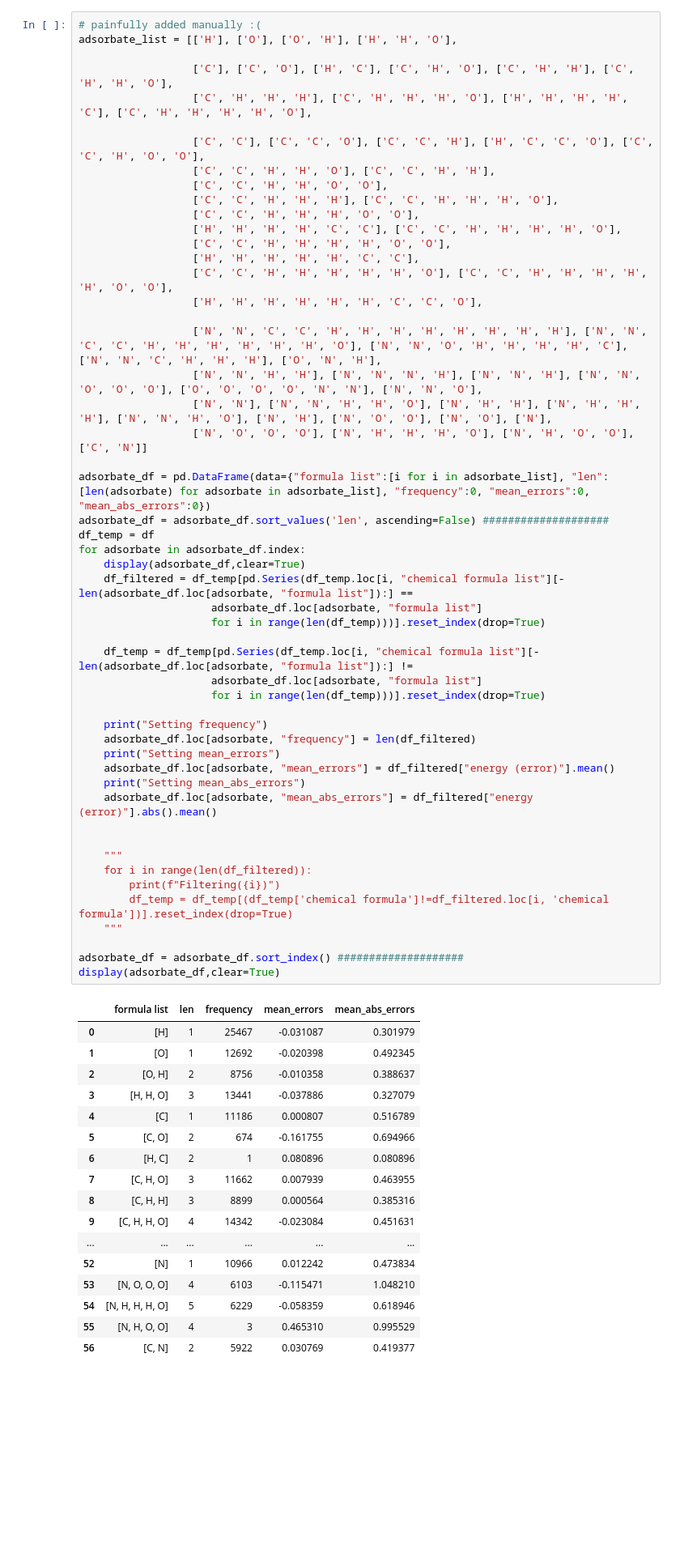
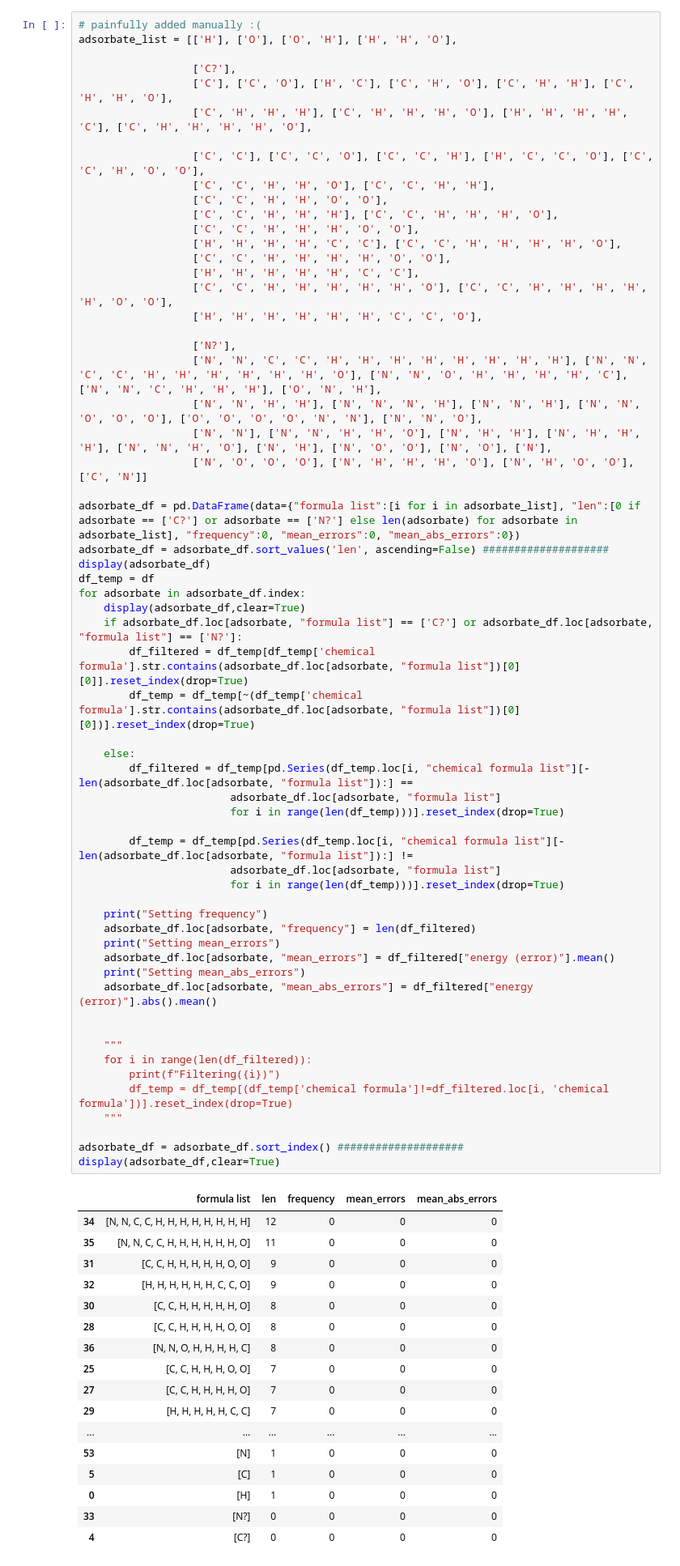
Before and after one commit to kimolijones/A-Star-is-born, a Jupyter notebook: main.ipynb, the cells around one changed output. Shown at 81% size. Drawn from its saved outputs; the diff is of its cells as text; blank space fills up the shorter version.

```diff
--- a/main.ipynb
+++ b/main.ipynb
@@ -371,6 +371,7 @@ An attempt to scan for the adsorbate
 # painfully added manually :(
 adsorbate_list = [['H'], ['O'], ['O', 'H'], ['H', 'H', 'O'],
 
+                  ['C?'],
                   ['C'], ['C', 'O'], ['H', 'C'], ['C', 'H', 'O'], ['C', 'H', 'H'], ['C', 'H', 'H', 'O'],
                   ['C', 'H', 'H', 'H'], ['C', 'H', 'H', 'H', 'O'], ['H', 'H', 'H', 'H', 'C'], ['C', 'H', 'H', 'H', 'H', 'O'],
 
@@ -385,55 +386,62 @@ adsorbate_list = [['H'], ['O'], ['O', 'H'], ['H', 'H', 'O'],
                   ['C', 'C', 'H', 'H', 'H', 'H', 'H', 'O'], ['C', 'C', 'H', 'H', 'H', 'H', 'H', 'O', 'O'],
                   ['H', 'H', 'H', 'H', 'H', 'H', 'C', 'C', 'O'],
 
+                  ['N?'],
                   ['N', 'N', 'C', 'C', 'H', 'H', 'H', 'H', 'H', 'H', 'H', 'H'], ['N', 'N', 'C', 'C', 'H', 'H', 'H', 'H', 'H', 'H', 'O'], ['N', 'N', 'O', 'H', 'H', 'H', 'H', 'C'], ['N', 'N', 'C', 'H', 'H', 'H'], ['O', 'N', 'H'],
                   ['N', 'N', 'H', 'H'], ['N', 'N', 'N', 'H'], ['N', 'N', 'H'], ['N', 'N', 'O', 'O', 'O'], ['O', 'O', 'O', 'O', 'N', 'N'], ['N', 'N', 'O'],
                   ['N', 'N'], ['N', 'N', 'H', 'H', 'O'], ['N', 'H', 'H'], ['N', 'H', 'H', 'H'], ['N', 'N', 'H', 'O'], ['N', 'H'], ['N', 'O', 'O'], ['N', 'O'], ['N'],
                   ['N', 'O', 'O', 'O'], ['N', 'H', 'H', 'H', 'O'], ['N', 'H', 'O', 'O'], ['C', 'N']]
 
-adsorbate_df = pd.DataFrame(data={"formula list":[i for i in adsorbate_list], "len":[len(adsorbate) for adsorbate in adsorbate_list], "frequency":0, "mean_errors":0, "mean_abs_errors":0})
+adsorbate_df = pd.DataFrame(data={"formula list":[i for i in adsorbate_list], "len":[0 if adsorbate == ['C?'] or adsorbate == ['N?'] else len(adsorbate) for adsorbate in adsorbate_list], "frequency":0, "mean_errors":0, "mean_abs_errors":0})
 adsorbate_df = adsorbate_df.sort_values('len', ascending=False) ####################
+display(adsorbate_df)
 df_temp = df
 for adsorbate in adsorbate_df.index:
     display(adsorbate_df,clear=True)
-    df_filtered = df_temp[pd.Series(df_temp.loc[i, "chemical formula list"][-len(adsorbate_df.loc[adsorbate, "formula list"]):] ==
-                     adsorbate_df.loc[adsorbate, "formula list"]
-                     for i in range(len(df_temp)))].reset_index(drop=True)
+    if adsorbate_df.loc[adsorbate, "formula list"] == ['C?'] or adsorbate_df.loc[adsorbate, "formula list"] == ['N?']:
+        df_filtered = df_temp[df_temp['chemical formula'].str.contains(adsorbate_df.loc[adsorbate, "formula list"])[0][0]].reset_index(drop=True)
+        df_temp = df_temp[~(df_temp['chemical formula'].str.contains(adsorbate_df.loc[adsorbate, "formula list"])[0][0])].reset_index(drop=True)
 
-    df_temp = df_temp[pd.Series(df_temp.loc[i, "chemical formula list"][-len(adsorbate_df.loc[adsorbate, "formula list"]):] !=
-                     adsorbate_df.loc[adsorbate, "formula list"]
-                     for i in range(len(df_temp)))].reset_index(drop=True)
+    else:
+        df_filtered = df_temp[pd.Series(df_temp.loc[i, "chemical formula list"][-len(adsorbate_df.loc[adsorbate, "formula list"]):] ==
+                        adsorbate_df.loc[adsorbate, "formula list"]
+                        for i in range(len(df_temp)))].reset_index(drop=True)
+
+        df_temp = df_temp[pd.Series(df_temp.loc[i, "chemical formula list"][-len(adsorbate_df.loc[adsorbate, "formula list"]):] !=
+                        adsorbate_df.loc[adsorbate, "formula list"]
+                        for i in range(len(df_temp)))].reset_index(drop=True)
 
     print("Setting frequency")
     adsorbate_df.loc[adsorbate, "frequency"] = len(df_filtered)
     print("Setting mean_errors")
     adsorbate_df.loc[adsorbate, "mean_errors"] = df_filtered["energy (error)"].mean()
     print("Setting mean_abs_errors")
     adsorbate_df.loc[adsorbate, "mean_abs_errors"] = df_filtered["energy (error)"].abs().mean()
 
 
     """
     for i in range(len(df_filtered)):
         print(f"Filtering({i})")
         df_temp = df_temp[(df_temp['chemical formula']!=df_filtered.loc[i, 'chemical formula'])].reset_index(drop=True)
     """
 
 adsorbate_df = adsorbate_df.sort_index() ####################
 display(adsorbate_df,clear=True)
 # %% [output]
 |  | formula list | len | frequency | mean_errors | mean_abs_errors |
-| 0 | [H] | 1 | 25467 | -0.031087 | 0.301979 |
-| 1 | [O] | 1 | 12692 | -0.020398 | 0.492345 |
-| 2 | [O, H] | 2 | 8756 | -0.010358 | 0.388637 |
-| 3 | [H, H, O] | 3 | 13441 | -0.037886 | 0.327079 |
-| 4 | [C] | 1 | 11186 | 0.000807 | 0.516789 |
-| 5 | [C, O] | 2 | 674 | -0.161755 | 0.694966 |
-| 6 | [H, C] | 2 | 1 | 0.080896 | 0.080896 |
-| 7 | [C, H, O] | 3 | 11662 | 0.007939 | 0.463955 |
-| 8 | [C, H, H] | 3 | 8899 | 0.000564 | 0.385316 |
-| 9 | [C, H, H, O] | 4 | 14342 | -0.023084 | 0.451631 |
+| 34 | [N, N, C, C, H, H, H, H, H, H, H, H] | 12 | 0 | 0 | 0 |
+| 35 | [N, N, C, C, H, H, H, H, H, H, O] | 11 | 0 | 0 | 0 |
+| 31 | [C, C, H, H, H, H, H, O, O] | 9 | 0 | 0 | 0 |
+| 32 | [H, H, H, H, H, H, C, C, O] | 9 | 0 | 0 | 0 |
+| 30 | [C, C, H, H, H, H, H, O] | 8 | 0 | 0 | 0 |
+| 28 | [C, C, H, H, H, H, O, O] | 8 | 0 | 0 | 0 |
+| 36 | [N, N, O, H, H, H, H, C] | 8 | 0 | 0 | 0 |
+| 25 | [C, C, H, H, H, O, O] | 7 | 0 | 0 | 0 |
+| 27 | [C, C, H, H, H, H, O] | 7 | 0 | 0 | 0 |
+| 29 | [H, H, H, H, H, C, C] | 7 | 0 | 0 | 0 |
 | ... | ... | ... | ... | ... | ... |
-| 52 | [N] | 1 | 10966 | 0.012242 | 0.473834 |
-| 53 | [N, O, O, O] | 4 | 6103 | -0.115471 | 1.048210 |
-| 54 | [N, H, H, H, O] | 5 | 6229 | -0.058359 | 0.618946 |
-| 55 | [N, H, O, O] | 4 | 3 | 0.465310 | 0.995529 |
-| 56 | [C, N] | 2 | 5922 | 0.030769 | 0.419377 |
+| 53 | [N] | 1 | 0 | 0 | 0 |
+| 5 | [C] | 1 | 0 | 0 | 0 |
+| 0 | [H] | 1 | 0 | 0 | 0 |
+| 33 | [N?] | 0 | 0 | 0 | 0 |
+| 4 | [C?] | 0 | 0 | 0 | 0 |
```
Also changed, not shown: parts of 1 cell of this notebook.
